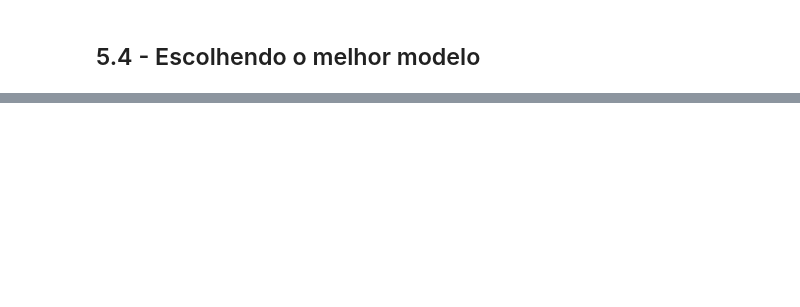
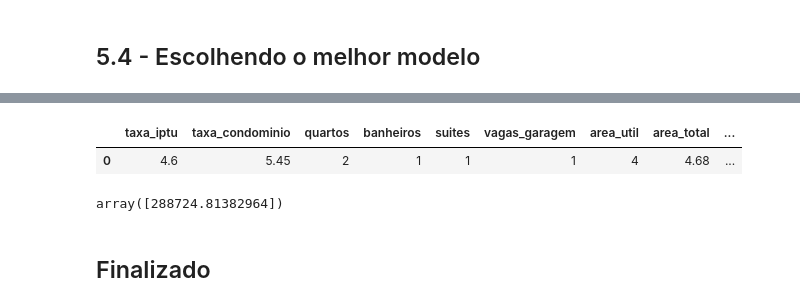
Before and after one commit to Maryvictor/precos_imoveis_ml, a Jupyter notebook: Projeto_Regressao_Alura.ipynb, the cells around one changed output, grey strips where cells are left out. Cells and saved outputs as stored; diff of their text form; code cells hidden in the pictures; blank space fills up the shorter version.

```diff
--- a/Projeto_Regressao_Alura.ipynb
+++ b/Projeto_Regressao_Alura.ipynb
@@ -1374,0 +1614,15 @@ Definindo os parâmetros
+# %%
+#Testando o melhor modelo
+cliente_joana = pd.DataFrame({'taxa_iptu':[4.6], 'taxa_condominio':[5.45], 'quartos':[2],	'banheiros':[1], 'suites':[1], 'vagas_garagem':[1],	'area_util':[4],	'area_total':[4.68],	'total_andares':[0],	'unidades_por_andar':[0],	'andar':[0],	'tipo_unidade_Apartamento':[0],	'tipo_unidade_Casa':[1],	'tipo_unidade_Outros':[0],	'zona_Zona Central':[0],	'zona_Zona Norte':[0],	'zona_Zona Oeste':[1],	'zona_Zona Sul':[0]})
+cliente_joana
+# %% [output]
+|  | taxa_iptu | taxa_condominio | quartos | banheiros | suites | vagas_garagem | area_util | area_total | ... |
+| 0 | 4.6 | 5.45 | 2 | 1 | 1 | 1 | 4 | 4.68 | ... |
+# %%
+#Verificando resultados
+predicao_cliente_joana = rf_otimizado2.predict(cliente_joana)
+np.expm1(predicao_cliente_joana)
+# %% [output]
+array([288724.81382964])
+# %% [markdown]
+## Finalizado
```
Also changed, not shown: parts of 38 cells of this notebook.
